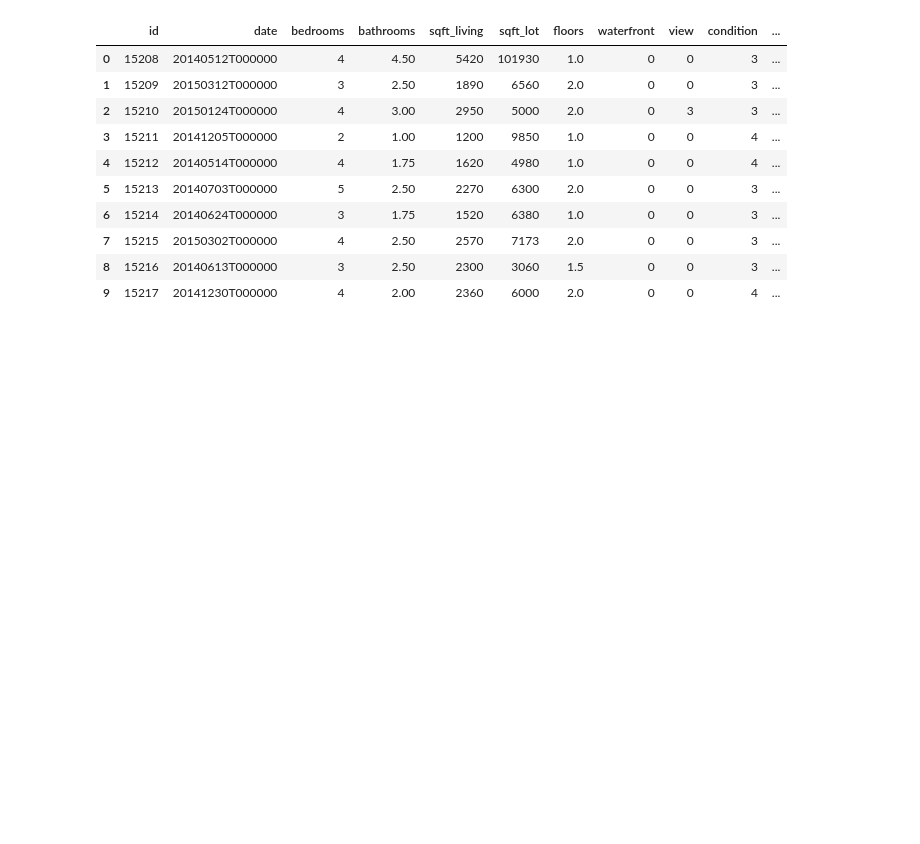
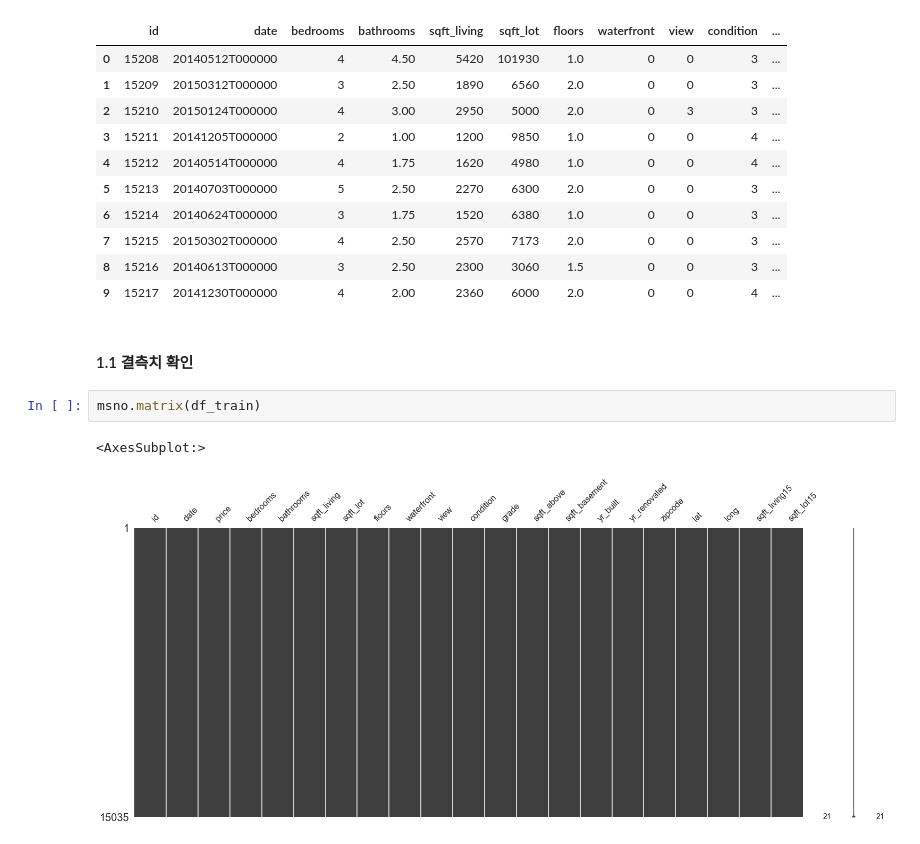
Before and after one commit to helperjby/Aiffel_Machine-Learning-Study, a Jupyter notebook: exp5_kaggle/exp5_kaggle_house price_v1.ipynb, the cells around one changed output. Saved outputs shown, nothing was run; the diff lists cells and outputs as text; blank space fills up the shorter version.

```diff
--- a/exp5_kaggle/exp5_kaggle_house price_v1.ipynb
+++ b/exp5_kaggle/exp5_kaggle_house price_v1.ipynb
@@ -101,3 +101,10 @@ df_test.head(10)
 | 7 | 15215 | 20150302T000000 | 4 | 2.50 | 2570 | 7173 | 2.0 | 0 | 0 | 3 | ... |
 | 8 | 15216 | 20140613T000000 | 3 | 2.50 | 2300 | 3060 | 1.5 | 0 | 0 | 3 | ... |
 | 9 | 15217 | 20141230T000000 | 4 | 2.00 | 2360 | 6000 | 2.0 | 0 | 0 | 4 | ... |
+# %% [markdown]
+#### 1.1 결측치 확인
+# %%
+msno.matrix(df_train)
+# %% [output]
+<AxesSubplot:>
+[figure, added]
```
Also changed, not shown: parts of 57 cells of this notebook.
